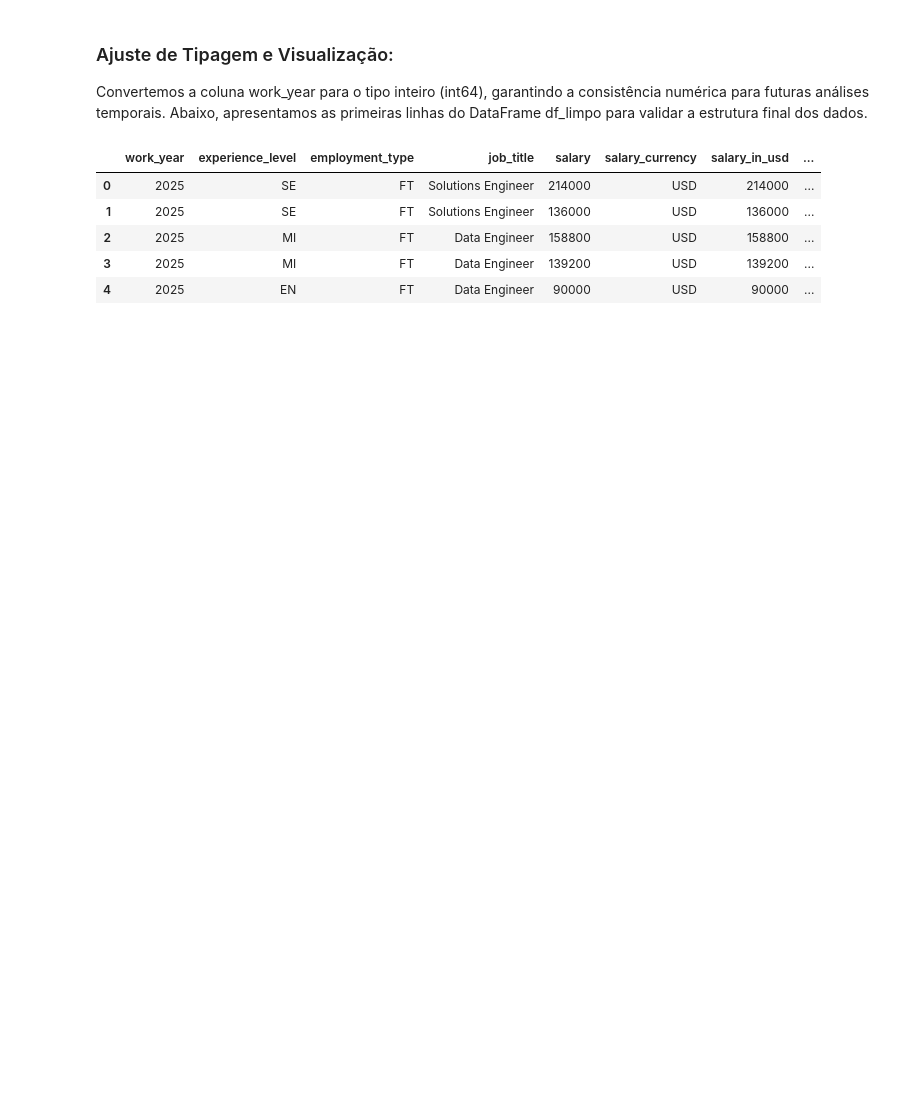
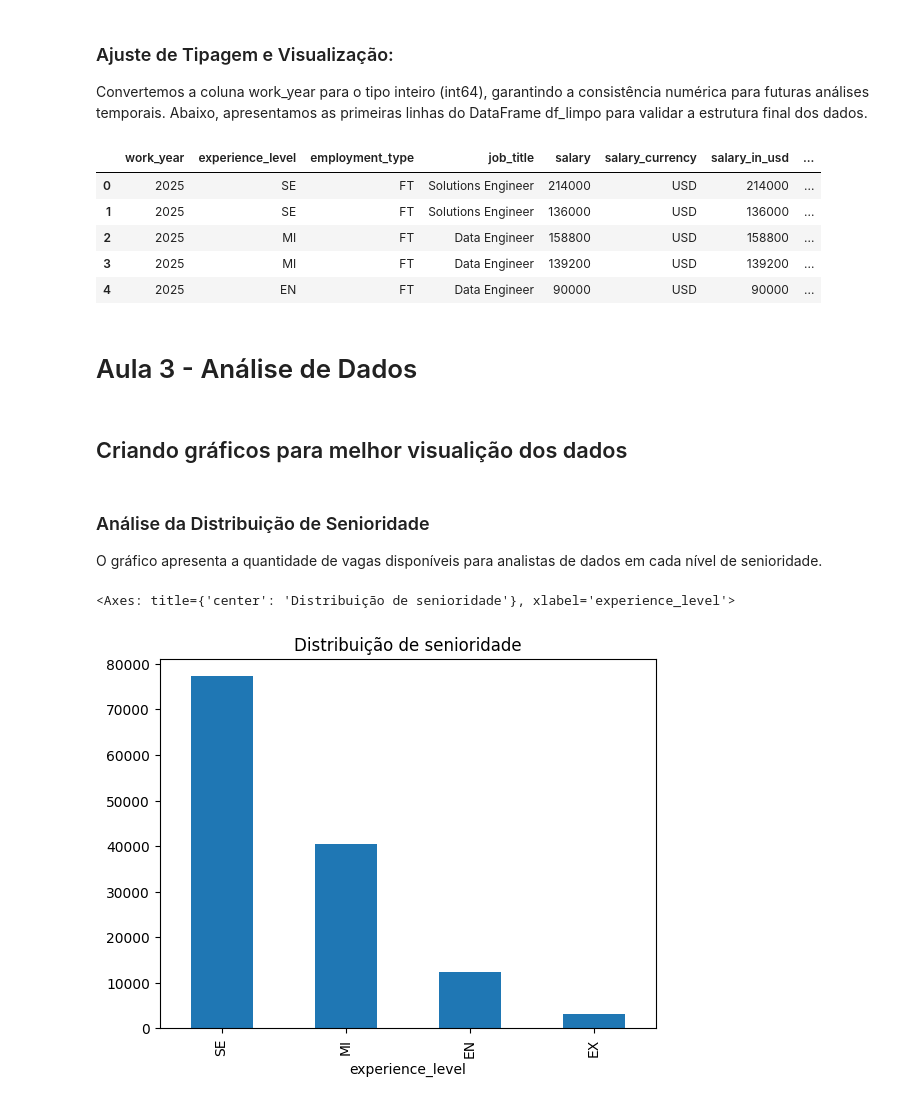
Before and after one commit to Ivirton-Filho/Imersao-Dados, a Jupyter notebook: imersão_dados_python.ipynb, the cells around one changed output. Saved outputs shown, nothing was run; the diff lists cells and outputs as text; code cells hidden in the pictures; blank space fills up the shorter version.

```diff
--- a/imersão_dados_python.ipynb
+++ b/imersão_dados_python.ipynb
@@ -207,3 +207,16 @@ df_limpo.head()
 | 2 | 2025 | MI | FT | Data Engineer | 158800 | USD | 158800 | ... |
 | 3 | 2025 | MI | FT | Data Engineer | 139200 | USD | 139200 | ... |
 | 4 | 2025 | EN | FT | Data Engineer | 90000 | USD | 90000 | ... |
+# %% [markdown]
+# Aula 3 - Análise de Dados
+# %% [markdown]
+## Criando gráficos para melhor visualição dos dados
+# %% [markdown]
+### Análise da Distribuição de Senioridade
+
+O gráfico apresenta a quantidade de vagas disponíveis para analistas de dados em cada nível de senioridade.
+# %%
+df_limpo["experience_level"].value_counts().plot(kind="bar", title ="Distribuição de senioridade")
+# %% [output]
+<Axes: title={'center': 'Distribuição de senioridade'}, xlabel='experience_level'>
+[figure, added]
```
Also changed, not shown: parts of 26 cells of this notebook.
